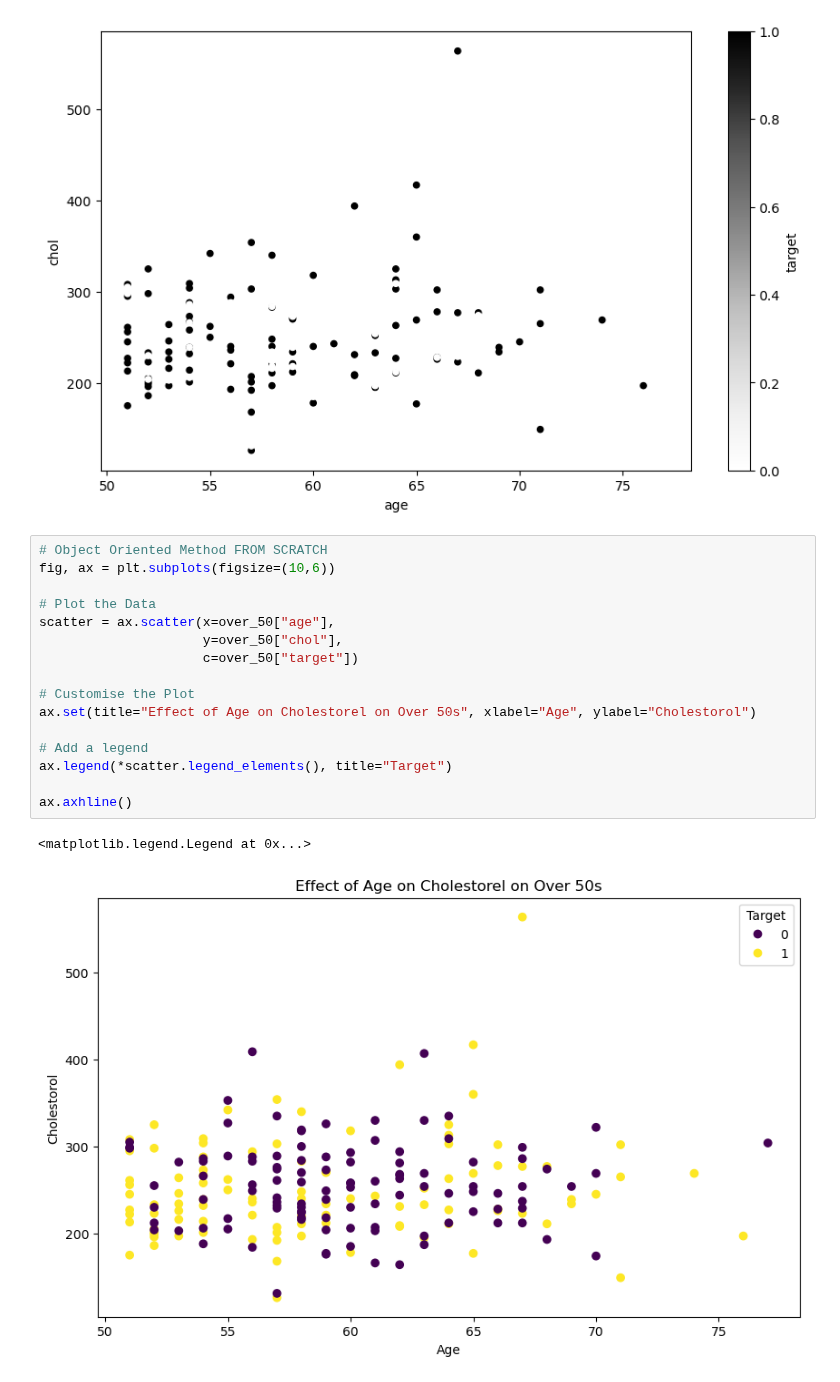
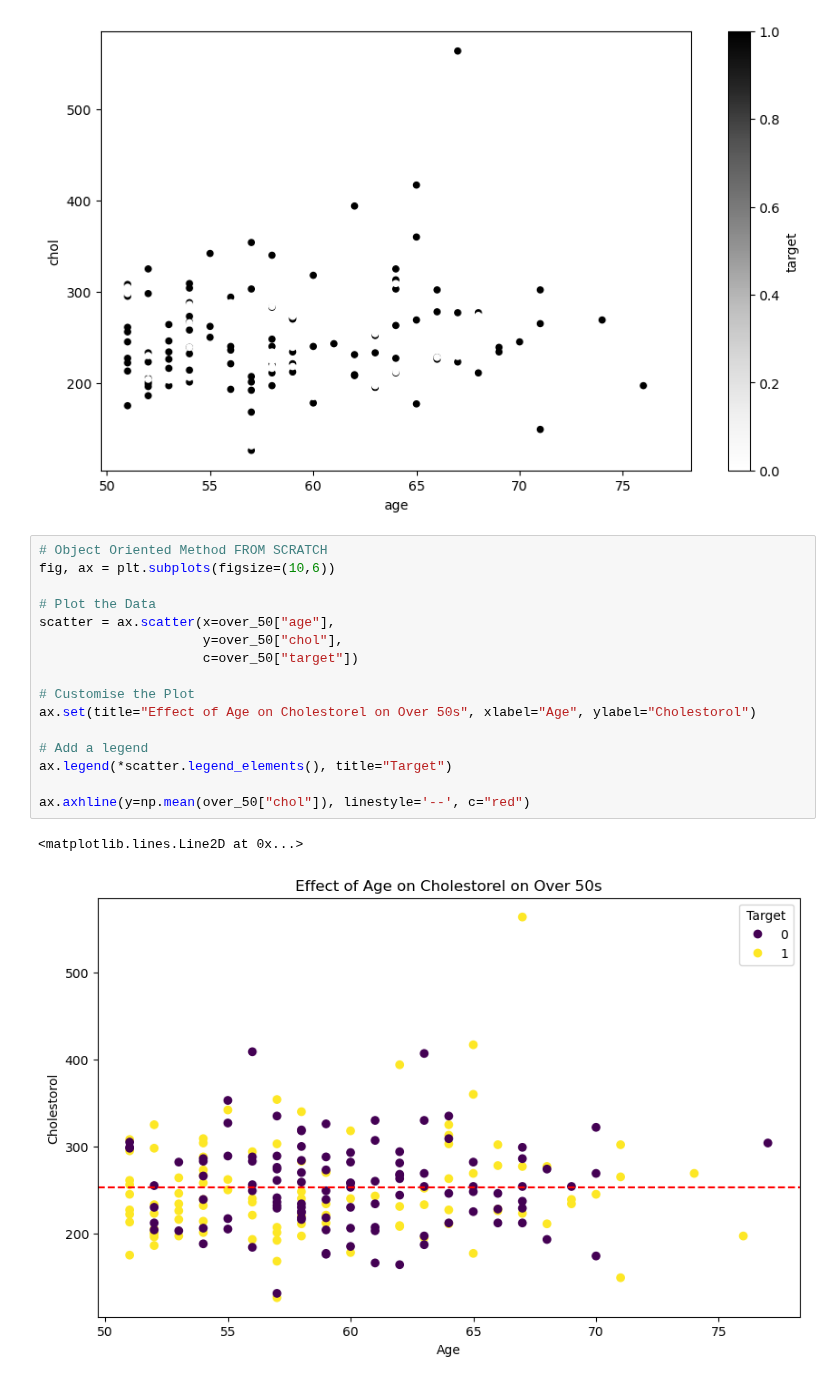
Before and after one commit to rickygrosvenor-pramanick/learn-ml, a Jupyter notebook: matplotlib/introduction-to-matplotlib.ipynb, the cells around one changed output. Saved outputs shown, nothing was run; the diff lists cells and outputs as text.

```diff
--- a/matplotlib/introduction-to-matplotlib.ipynb
+++ b/matplotlib/introduction-to-matplotlib.ipynb
@@ -525,19 +525,19 @@ over_50.plot(kind='scatter',
 # %%
 # Object Oriented Method FROM SCRATCH
 fig, ax = plt.subplots(figsize=(10,6))
 
 # Plot the Data
 scatter = ax.scatter(x=over_50["age"],
                      y=over_50["chol"],
                      c=over_50["target"])
 
 # Customise the Plot
 ax.set(title="Effect of Age on Cholestorel on Over 50s", xlabel="Age", ylabel="Cholestorol")
 
 # Add a legend
 ax.legend(*scatter.legend_elements(), title="Target")
 
-ax.axhline()
+ax.axhline(y=np.mean(over_50["chol"]), linestyle='--', c="red")
 # %% [output]
-<matplotlib.legend.Legend at 0x...>
+<matplotlib.lines.Line2D at 0x...>
-[figure, old version]
+[figure, new version]
```
Also changed, not shown: parts of 2 cells of this notebook.
